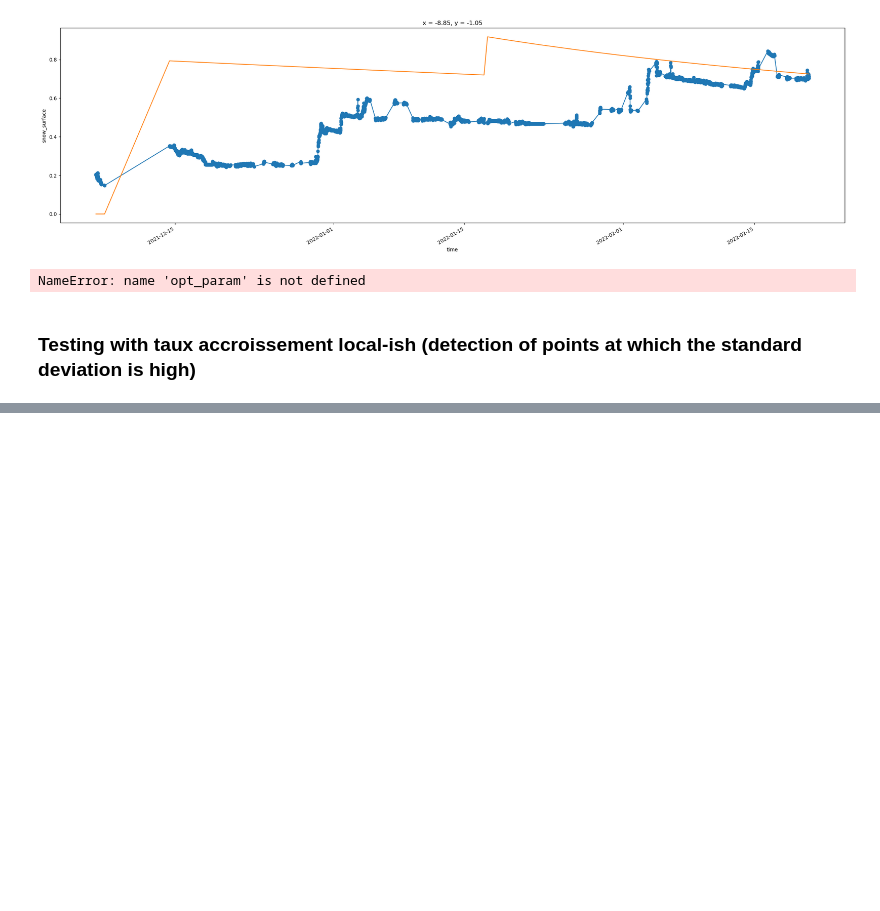
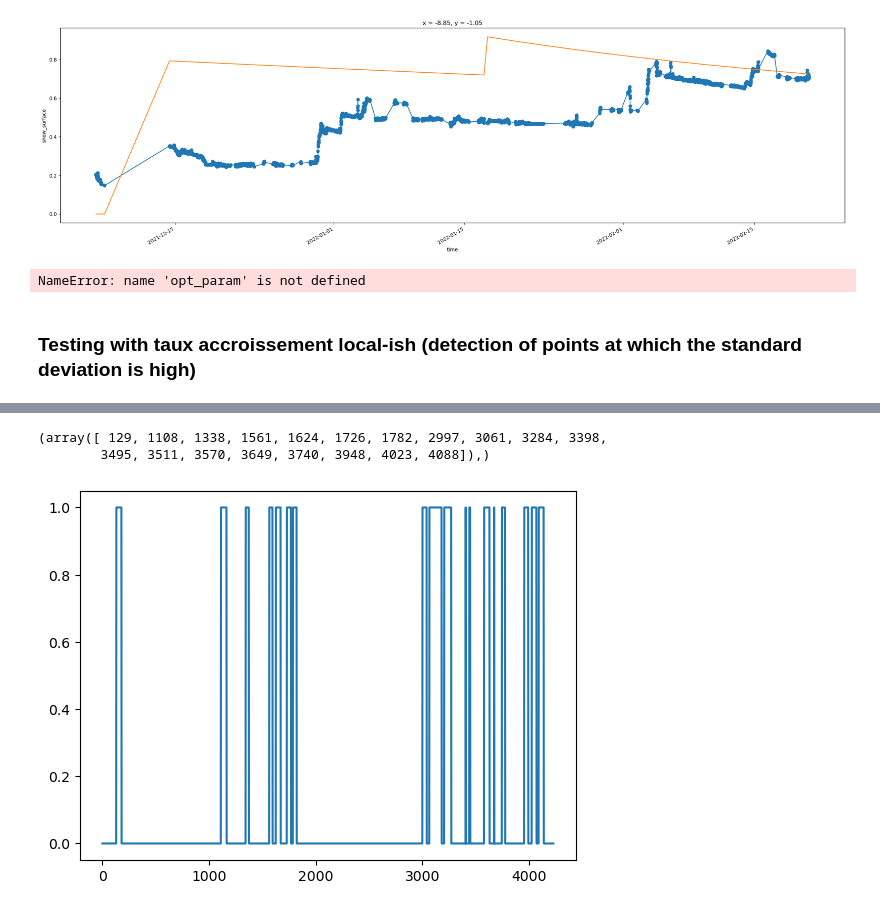
Before and after one commit to Mathilde-Bnt/MB_little_awk, a Jupyter notebook: current_development/06-Snow_events_detection.ipynb, the cells around one changed output, grey strips where cells are left out. Saved outputs shown, nothing was run; the diff lists cells and outputs as text; code cells hidden in the pictures; blank space fills up the shorter version.

```diff
--- a/current_development/06-Snow_events_detection.ipynb
+++ b/current_development/06-Snow_events_detection.ipynb
@@ -314,13 +323,17 @@ plt.plot(data_dec_jan_feb.isel(x=x_sel, y=y_sel).snow_surface.rolling(time=51, c
 # %%
 # Identify points at which standard deviation is high (beginning and end of peaks in stdev)
 
-# plt.plot(stdev>0.025)
+plt.plot(stdev>0.025)
 peaks = stdev>0.02
 time_indexes = np.diff(peaks.astype(int))
 # plt.plot(time_indexes)
 indexes = np.where(time_indexes==1)
 end_indexes = np.where(time_indexes==-1)
 indexes
+# %% [output]
+(array([ 129, 1108, 1338, 1561, 1624, 1726, 1782, 2997, 3061, 3284, 3398,
+        3495, 3511, 3570, 3649, 3740, 3948, 4023, 4088]),)
+[figure, added]
 # %%
 # mean_right_minus_mean_left[129]
 # %%
```
Also changed, not shown: parts of 4 cells of this notebook, 7 other files.
